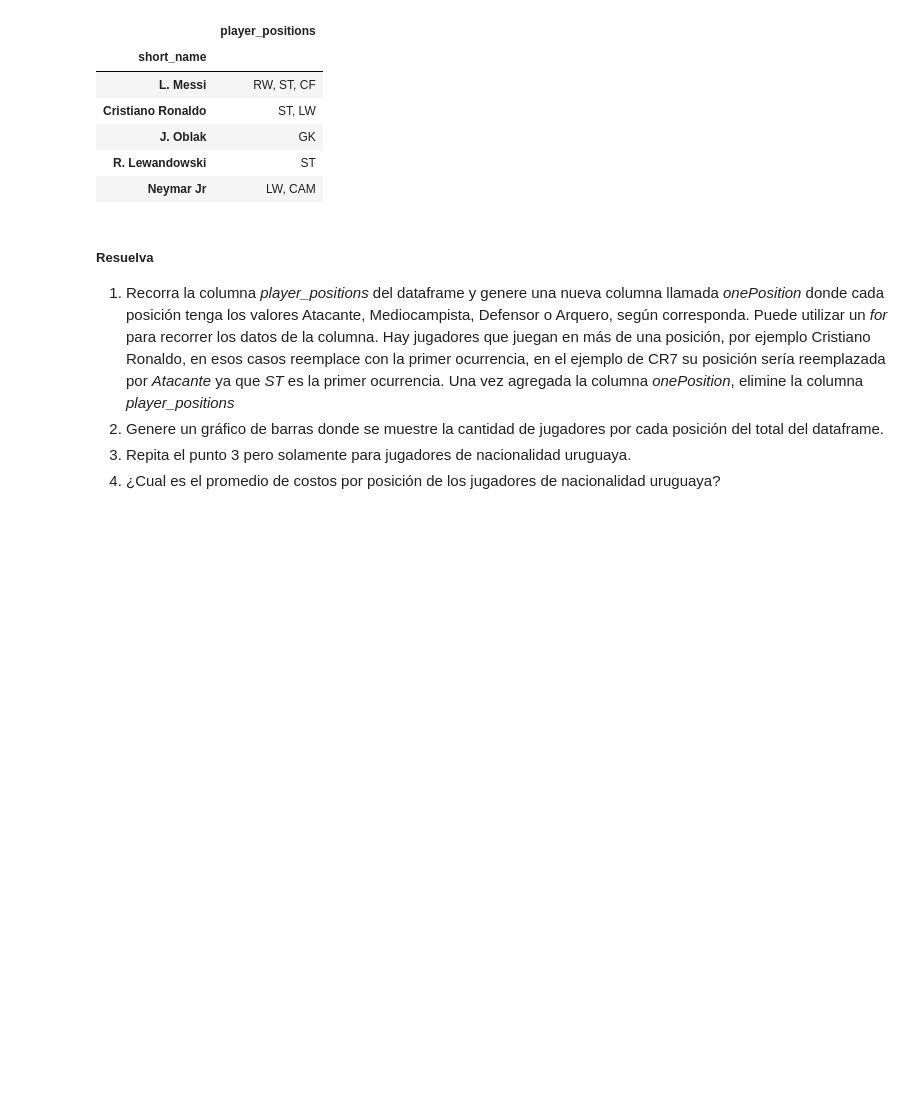
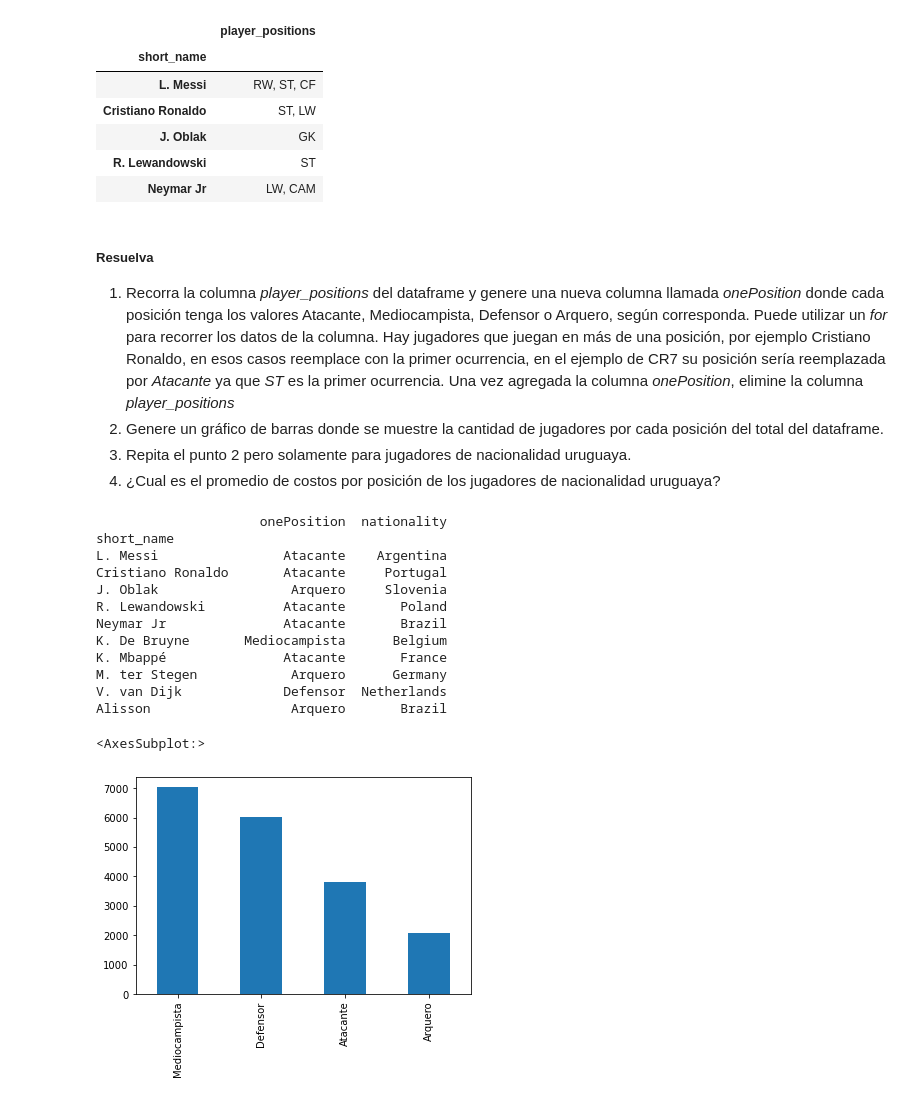
Before and after one commit to tomysuarez1995/PDA_Tomy, a Jupyter notebook: Modulo 7 pandas/Ejercitación-Pandas.ipynb, the cells around one changed output. Drawn from its saved outputs; the diff is of its cells as text; code cells hidden in the pictures; blank space fills up the shorter version.

```diff
--- a/Modulo 7 pandas/Ejercitación-Pandas.ipynb
+++ b/Modulo 7 pandas/Ejercitación-Pandas.ipynb
@@ -599,7 +712,42 @@ fifa21[["player_positions","short_name"]].set_index("short_name").head()
 
 1. Recorra la columna *player_positions* del dataframe y genere una nueva columna llamada *onePosition* donde cada posición tenga los valores Atacante, Mediocampista, Defensor o Arquero, según corresponda. Puede utilizar un *for* para recorrer los datos de la columna. Hay jugadores que juegan en más de una posición, por ejemplo Cristiano Ronaldo, en esos casos reemplace con la primer ocurrencia, en el ejemplo de CR7 su posición sería reemplazada por *Atacante* ya que *ST* es la primer ocurrencia. Una vez agregada la columna *onePosition*, elimine la columna *player_positions*
 2. Genere un gráfico de barras donde se muestre la cantidad de jugadores por cada posición del total del dataframe.
-3. Repita el punto 3 pero solamente para jugadores de nacionalidad uruguaya.
+3. Repita el punto 2 pero solamente para jugadores de nacionalidad uruguaya.
 4. ¿Cual es el promedio de costos por posición de los jugadores de nacionalidad uruguaya?
 # %%
 ## TODO 5.5
+"""1"""
+nuevalistt=[]
+listita=[]
+for i in fifa21["player_positions"]:
+    nuevalistt.append(i[:2])
+for j in nuevalistt:
+    if j == 'ST'or j =='CF'or j =='RW'or j =='LW':
+        listita.append("Atacante")
+    elif j =="LM" or j == "RM"or j =="CM"or j =="CD"or j =="CA":
+        listita.append("Mediocampista")
+    elif j == "LB"or  j == "RB" or j == "CB" or j == "LW":
+        listita.append("Defensor")
+    elif j =='GK':
+        listita.append("Arquero")
+fifa21v2=fifa21.assign(onePosition=listita)
+fifa21v3= fifa21v2.drop(["player_positions"], axis=1)
+print(fifa21v3[["short_name","onePosition","nationality"]].set_index("short_name").head(10))
+"""2"""
+kikii=fifa21v3["onePosition"].value_counts()
+kikii.plot(kind="bar")
+# %% [output]
+                     onePosition  nationality
+short_name
+L. Messi                Atacante    Argentina
+Cristiano Ronaldo       Atacante     Portugal
+J. Oblak                 Arquero     Slovenia
+R. Lewandowski          Atacante       Poland
+Neymar Jr               Atacante       Brazil
+K. De Bruyne       Mediocampista      Belgium
+K. Mbappé               Atacante       France
+M. ter Stegen            Arquero      Germany
+V. van Dijk             Defensor  Netherlands
+Alisson                  Arquero       Brazil
+<AxesSubplot:>
+[figure, added]
```
Also changed, not shown: parts of 17 cells of this notebook, 3 other files.
